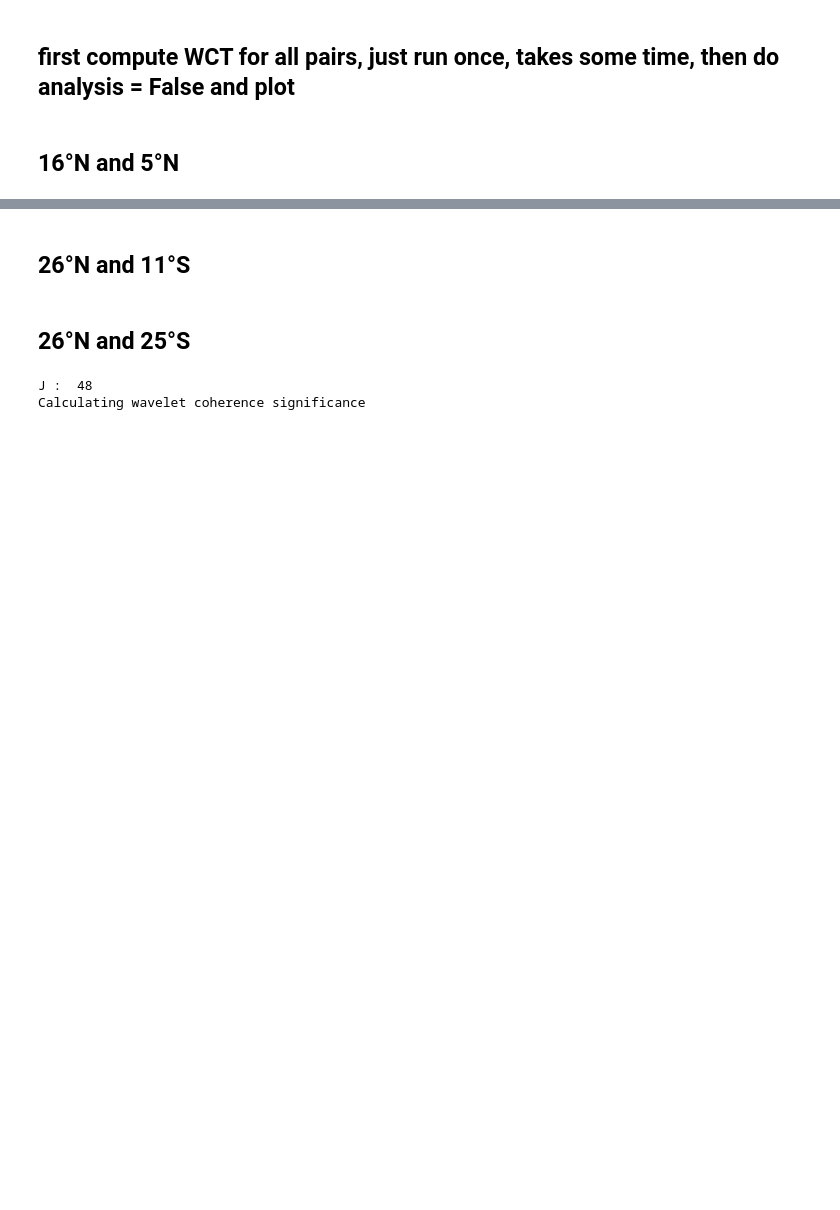
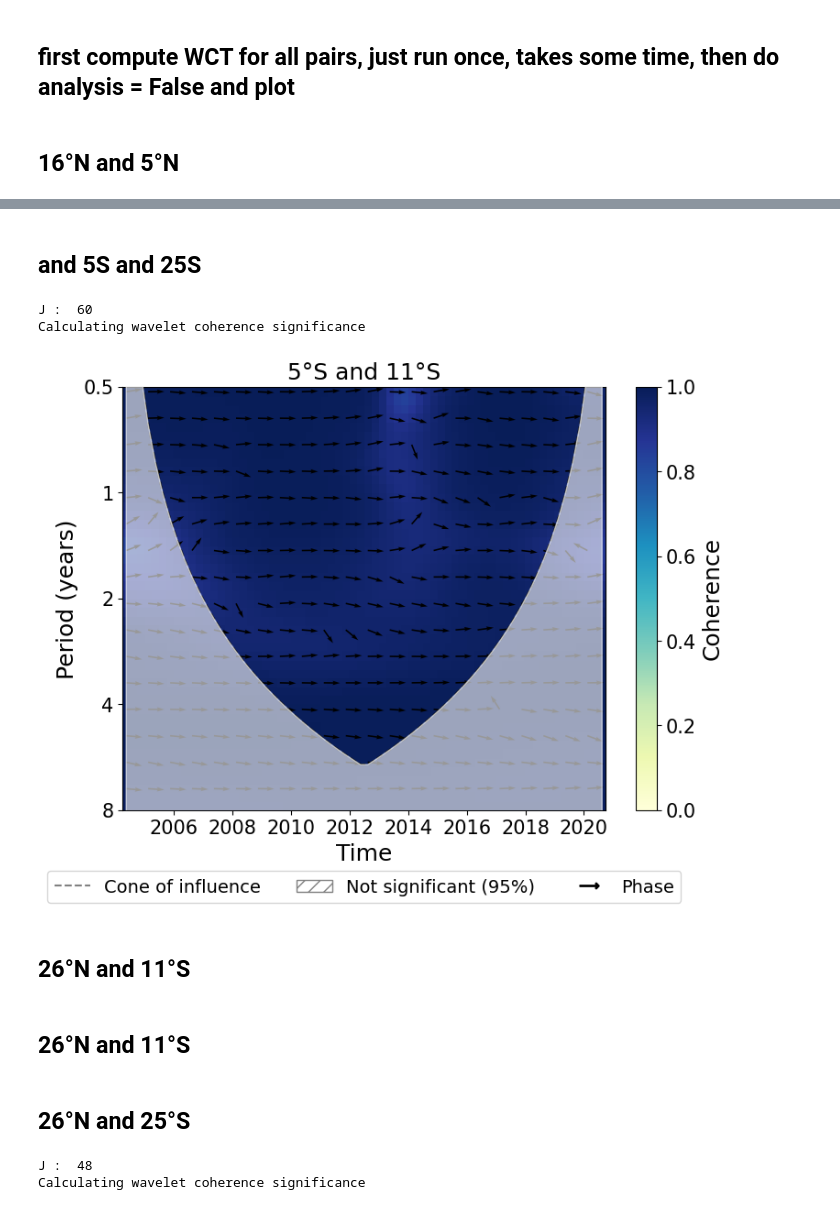
Before and after one commit to lea-dietz/masterthesis, a Jupyter notebook: coding/mht_waveletcoherence.ipynb, the cells around one changed output, grey strips where cells are left out. Cells and saved outputs as stored; diff of their text form; code cells hidden in the pictures; blank space fills up the shorter version.

```diff
--- a/coding/mht_waveletcoherence.ipynb
+++ b/coding/mht_waveletcoherence.ipynb
@@ -285,3 +348,30 @@ wct_plot(
+# %% [markdown]
+## and 5S and 25S
+# %%
+
+if do_analysis:
+    WCT_525S, arrowsWCT_525S, COI__525S, period_525S, sig_525S = wct_analysis(
+        mht_5S_pd,
+        mht_11S_pd,
+        time=time,
+        dt=0.25,
+        s0_int=2,
+        dj=1/12,
+    )
+
+wct_plot(
+    WCT_525S, arrowsWCT_525S, COI__525S, period_525S, sig_525S,
+    time=time,
+    cmap=cmap,
+    title="5°S and 11°S",
+    savefig=True,
+    savelabel="5S_11S",
+    ylim=(float(0.5), float(8.0)),
+)
+# %% [output]
+J :  60
+Calculating wavelet coherence significance
+[figure, added]
 # %% [markdown]
 ## 26°N and 11°S
 # %%
@@ -301,3 +391,5 @@ wct_plot(
 #    savelabel="26_11S"
 # #    title=""
 # )
+# %% [markdown]
+## 26°N and 11°S
```
Also changed, not shown: parts of 13 cells of this notebook, 34 other files.
